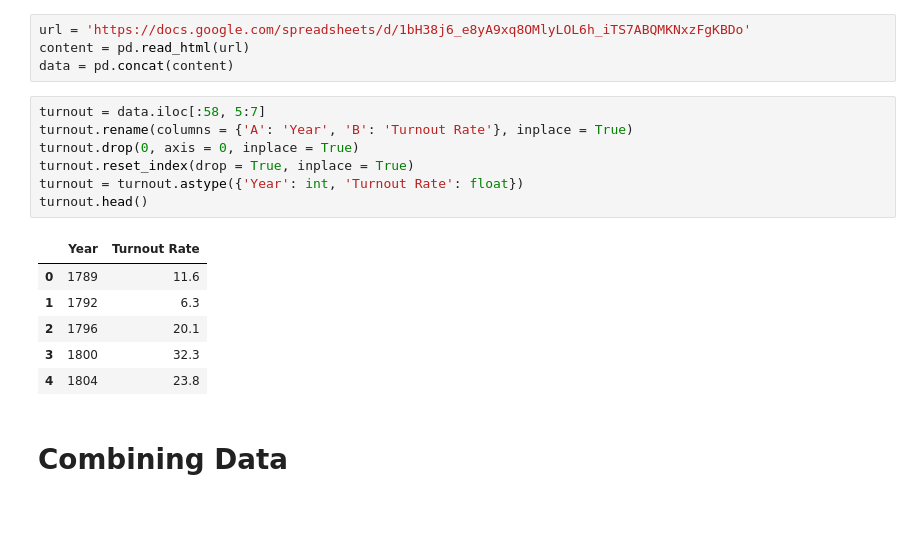
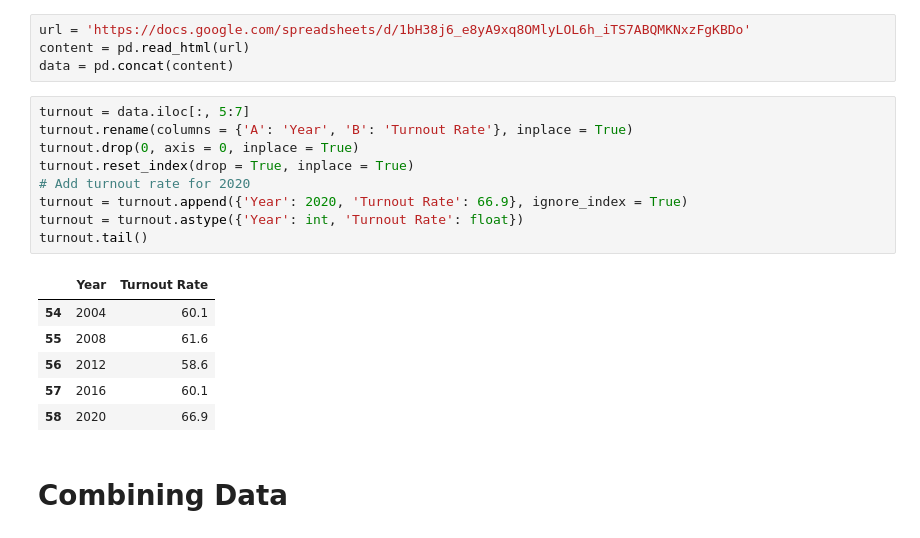
Before and after one commit to coletteyeager/PPOL564_FinalProject, a Jupyter notebook: Data/Data.ipynb, the cells around one changed output. Saved outputs shown, nothing was run; the diff lists cells and outputs as text.

```diff
--- a/Data/Data.ipynb
+++ b/Data/Data.ipynb
@@ -231,19 +242,21 @@ url = 'https://docs.google.com/spreadsheets/d/1bH38j6_e8yA9xq8OMlyLOL6h_iTS7ABQM
 content = pd.read_html(url)
 data = pd.concat(content)
 # %%
-turnout = data.iloc[:58, 5:7]
+turnout = data.iloc[:, 5:7]
 turnout.rename(columns = {'A': 'Year', 'B': 'Turnout Rate'}, inplace = True)
 turnout.drop(0, axis = 0, inplace = True)
 turnout.reset_index(drop = True, inplace = True)
+# Add turnout rate for 2020
+turnout = turnout.append({'Year': 2020, 'Turnout Rate': 66.9}, ignore_index = True)
 turnout = turnout.astype({'Year': int, 'Turnout Rate': float})
-turnout.head()
+turnout.tail()
 # %% [output]
 |  | Year | Turnout Rate |
-| 0 | 1789 | 11.6 |
-| 1 | 1792 | 6.3 |
-| 2 | 1796 | 20.1 |
-| 3 | 1800 | 32.3 |
-| 4 | 1804 | 23.8 |
+| 54 | 2004 | 60.1 |
+| 55 | 2008 | 61.6 |
+| 56 | 2012 | 58.6 |
+| 57 | 2016 | 60.1 |
+| 58 | 2020 | 66.9 |
 # %% [markdown]
 # Combining Data
 # %%
```
Also changed, not shown: parts of 2 cells of this notebook, 3 other files.
